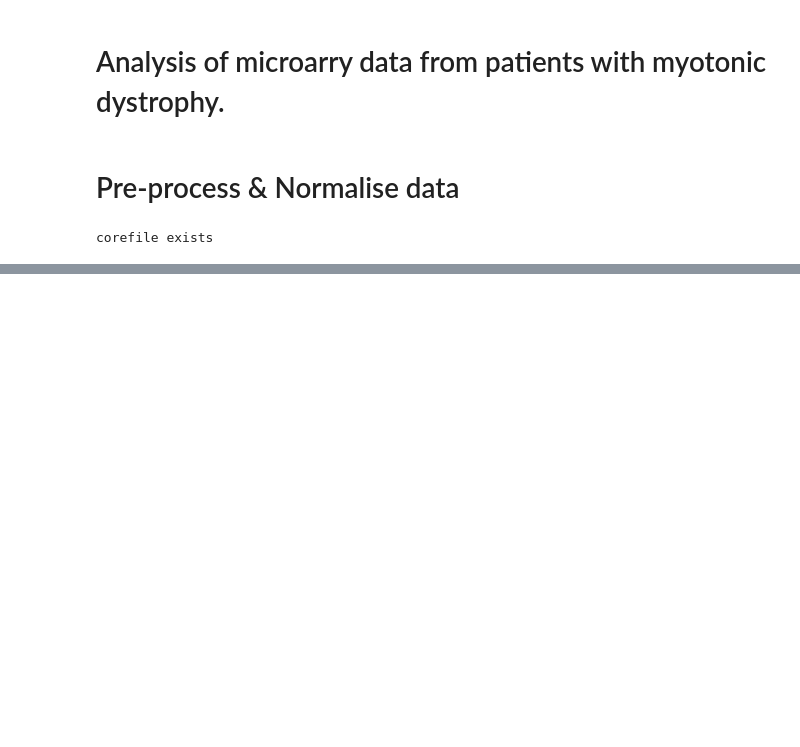
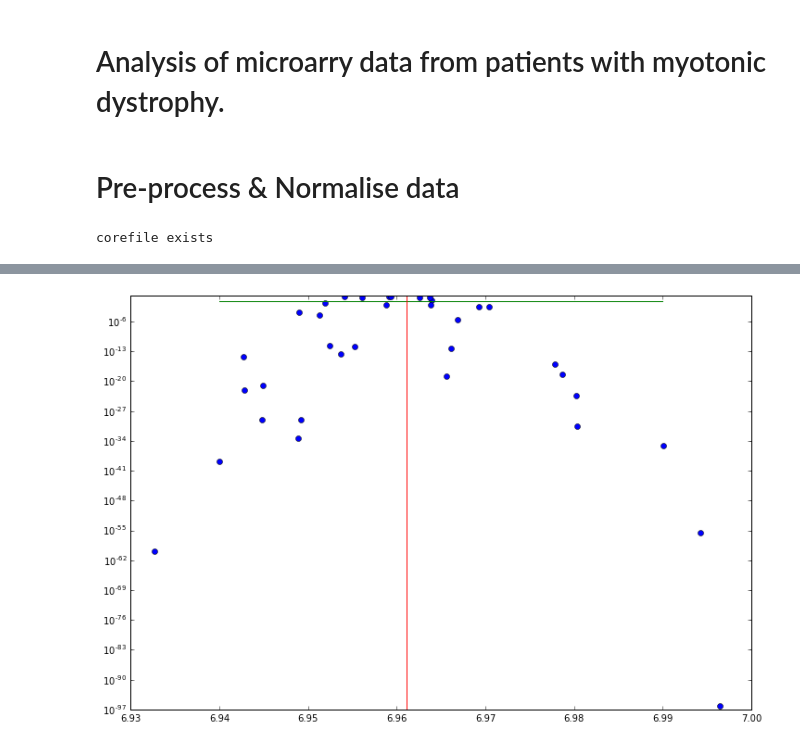
Before and after one commit to picrin/phdAll, a Jupyter notebook: masterBlood.ipynb, the cells around one changed output, grey strips where cells are left out. Drawn from its saved outputs; the diff is of its cells as text; code cells hidden in the pictures; blank space fills up the shorter version.

```diff
--- a/masterBlood.ipynb
+++ b/masterBlood.ipynb
@@ -151,0 +211,9 @@ plt.show()
+# %%
+CLEANED.shape[1] # this is the number of individuals in the study.
+CLEANED.shape[0] # this is the number of genes.
+
+MEAN_GEL = [] # mean gene expression levels, per individual.
+
+for i in range(CLEANED.shape[1]):
+    MEAN_GEL.append(sum(CLEANED[...,i])/CLEANED.shape[0])
+MEAN_MEAN_GEL = sum(MEAN_GEL)/len(MEAN_GEL)
@@ -151,0 +224,8 @@ plt.show()
+# %%
+fig = plt.figure()
+plt.semilogy(MEAN_GEL, RESIDUALS_PVALUES, marker="o", lineWidth=0)
+plt.semilogy([6.94, 6.99], [0.05, 0.05])
+plt.semilogy([MEAN_MEAN_GEL]*2, [pow(10, -97), 1])
+plt.show()
+# %% [output]
+[figure, added]
```
Also changed, not shown: parts of 50 cells of this notebook, 4 other files.
